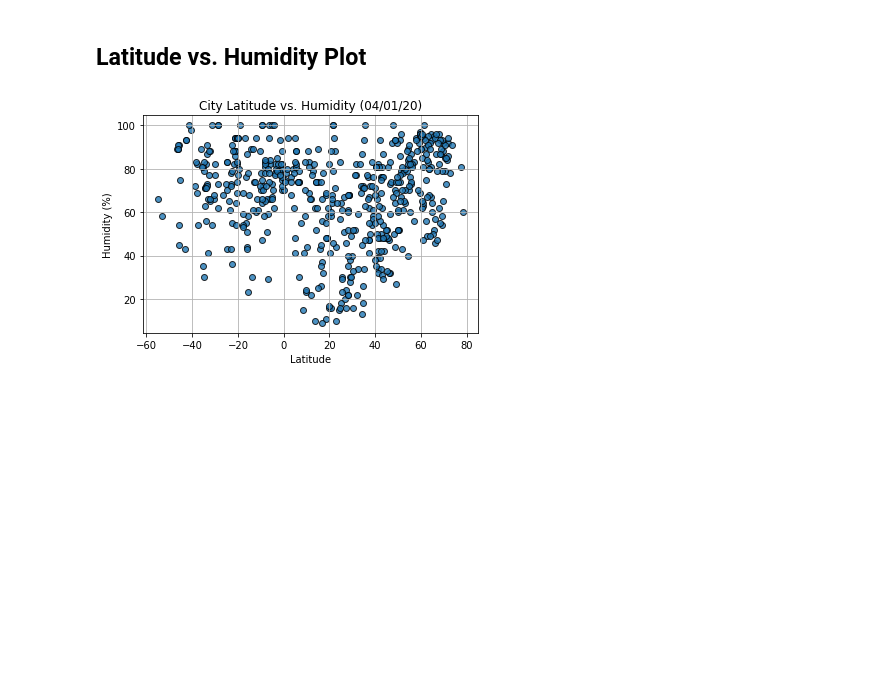
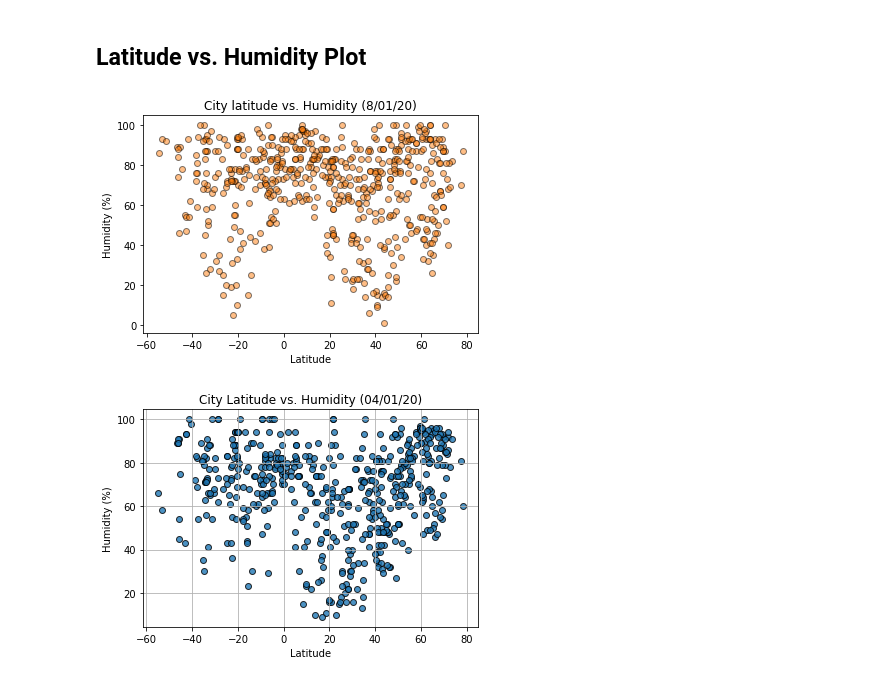
Before and after one commit to george-simon/python-api-challenge, a Jupyter notebook: WeatherPy/WeatherPy.ipynb, the cells around one changed output. Cells and saved outputs as stored; diff of their text form; code cells hidden in the pictures; blank space fills up the shorter version.

```diff
--- a/WeatherPy/WeatherPy.ipynb
+++ b/WeatherPy/WeatherPy.ipynb
@@ -232,6 +232,19 @@ Int64Index([], dtype='int64')
 [figure]
 # %% [markdown]
 ## Latitude vs. Humidity Plot
+# %%
+# Chart Titles
+plt.title("City latitude vs. Humidity (8/01/20)")
+plt.ylabel("Humidity (%)")
+plt.xlabel("Latitude")
+
+y_axis = chart_data["humidity"]
+x_axis = chart_data["lat"]
+
+plt.scatter(x_axis, y_axis, marker="o", color="tab:orange", edgecolors='black', alpha=0.5)
+plt.show()
+# %% [output]
+[figure, added]
 # %%
 # %% [output]
 [figure]
```
Also changed, not shown: parts of 4 cells of this notebook.
